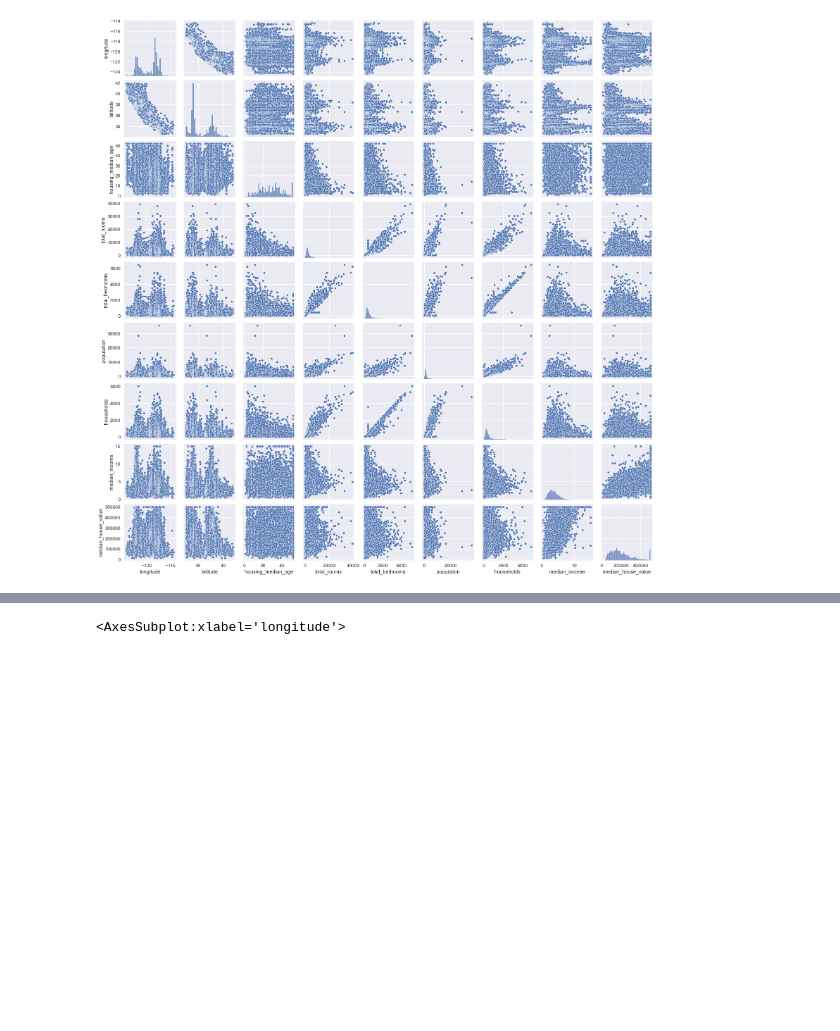
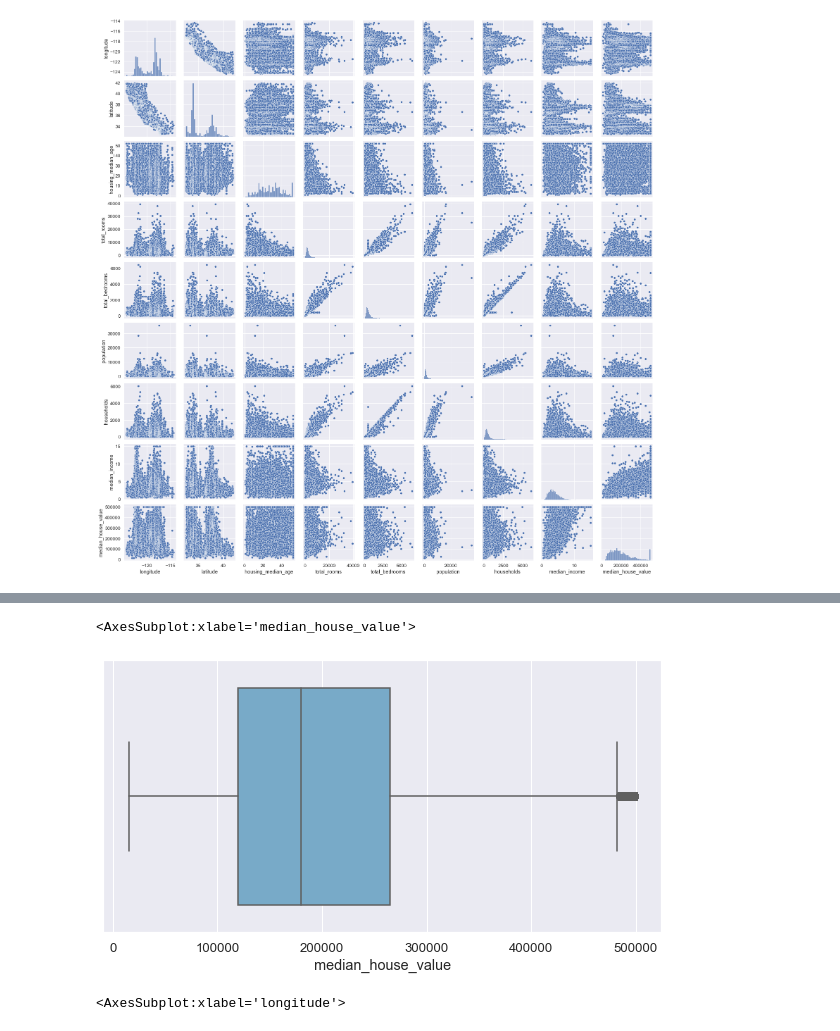
Before and after one commit to Abdulmomen96/fml_sheaves, a Jupyter notebook: Experiment 2/Data_Prep.ipynb, the cells around one changed output, grey strips where cells are left out. Saved outputs shown, nothing was run; the diff lists cells and outputs as text; code cells hidden in the pictures; blank space fills up the shorter version.

```diff
--- a/Experiment 2/Data_Prep.ipynb
+++ b/Experiment 2/Data_Prep.ipynb
@@ -189,6 +189,12 @@ df.describe()
 | 50% | -118.490000 | 34.260000 | 29.000000 | 2127.000000 | 435.000000 | 1166.000000 | 409.000000 | ... |
 | 75% | -118.010000 | 37.710000 | 37.000000 | 3148.000000 | 643.250000 | 1725.000000 | 605.000000 | ... |
 | max | -114.310000 | 41.950000 | 52.000000 | 39320.000000 | 6445.000000 | 35682.000000 | 6082.000000 | ... |
+# %%
+sns.set(rc={'figure.figsize': [10, 5]}, font_scale=1.2)
+sns.boxplot(data=df,x="median_house_value", palette="Blues")
+# %% [output]
+<AxesSubplot:xlabel='median_house_value'>
+[figure, added]
 # %%
 sns.set(rc={'figure.figsize': [10, 5]}, font_scale=1.2)
 sns.boxplot(data=df,x="longitude", palette="Blues")
```
Also changed, not shown: parts of 8 cells of this notebook, 5 other files.
